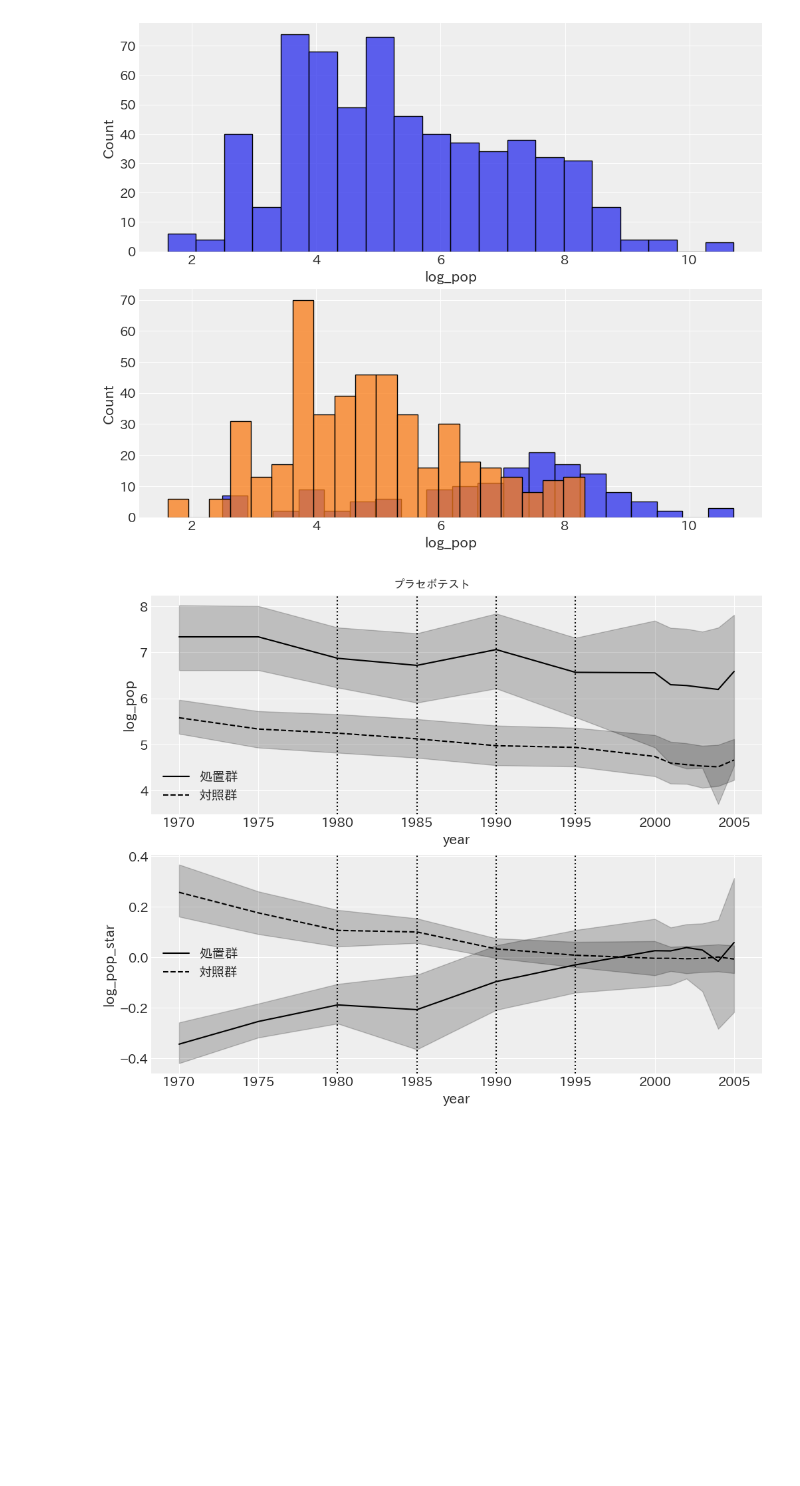
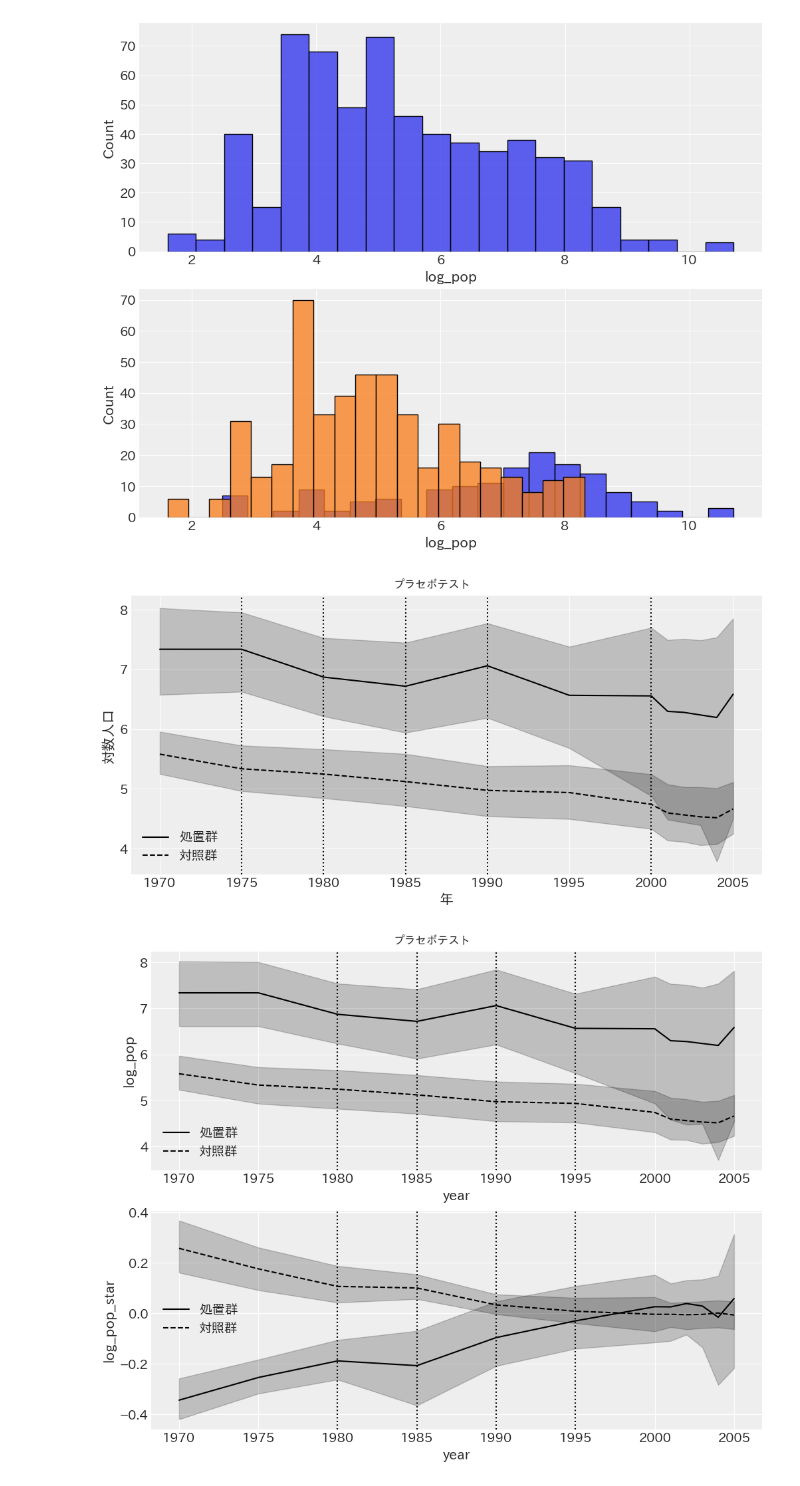
Before and after one commit to Keisei-Akiya/bridge-straw-effects, a Jupyter notebook: src/analysis/placebo_test.ipynb, the cells around one changed output. Drawn from its saved outputs; the diff is of its cells as text; code cells hidden in the pictures; blank space fills up the shorter version.

```diff
--- a/src/analysis/placebo_test.ipynb
+++ b/src/analysis/placebo_test.ipynb
@@ -18,7 +18,7 @@ az.style.use("arviz-darkgrid")
 filepath = '../../data/processed/df_filtered.xlsx'
 df = pd.read_excel(filepath)
 # %%
-placebo_year_list = [1980, 1985, 1990, 1995]
+placebo_year_list = [1975, 1980, 1985, 1990, 2000]
 pre_treatment_data = df[(df['after_treatment'] == 0) & (df['year'] >= 1970) & (df['year'] <= 2005)].copy()
 
 for placebo_year in placebo_year_list:
@@ -56,6 +56,21 @@ sns.histplot(pre_treatment_data['log_pop'][pre_treatment_data['treatment_group']
 # %% [output]
 <Axes: xlabel='log_pop', ylabel='Count'>
 [figure]
+# %%
+# プロットによる視覚化
+fig, ax = plt.subplots(figsize=figsize)
+fig.suptitle('プラセボテスト')
+sns.lineplot(data=pre_treatment_data[pre_treatment_data['treatment_group'] == 1], x='year', y='log_pop', label='処置群', ax=ax, color='black')
+sns.lineplot(data=pre_treatment_data[pre_treatment_data['treatment_group'] == 0], x='year', y='log_pop', label='対照群', ax=ax, color='black', linestyle='--')
+for placebo_year in placebo_year_list:
+    ax.axvline(x=placebo_year, color='black', linestyle=':')
+ax.legend()
+ax.set_xlabel('年')
+ax.set_ylabel('対数人口')
+
+plt.show()
+# %% [output]
+[figure, added]
 # %%
 # プロットによる視覚化
 fig, ax = plt.subplots(2, 1, figsize=(10, 8))
```
Also changed, not shown: parts of 1 cell of this notebook, 13 other files.
